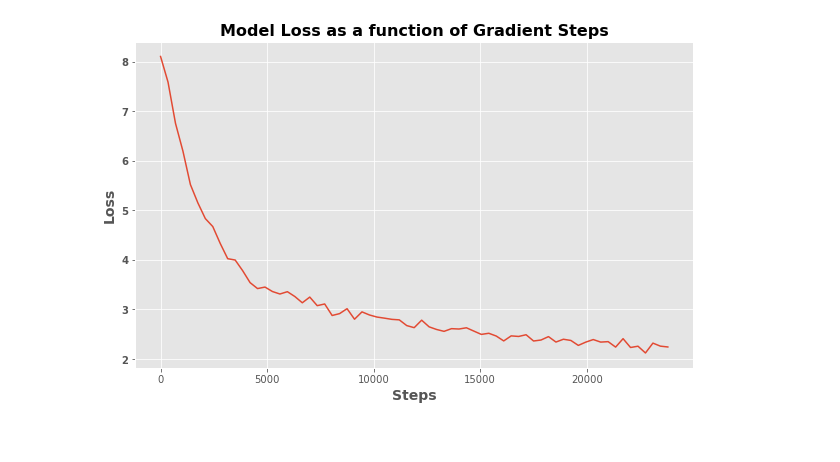
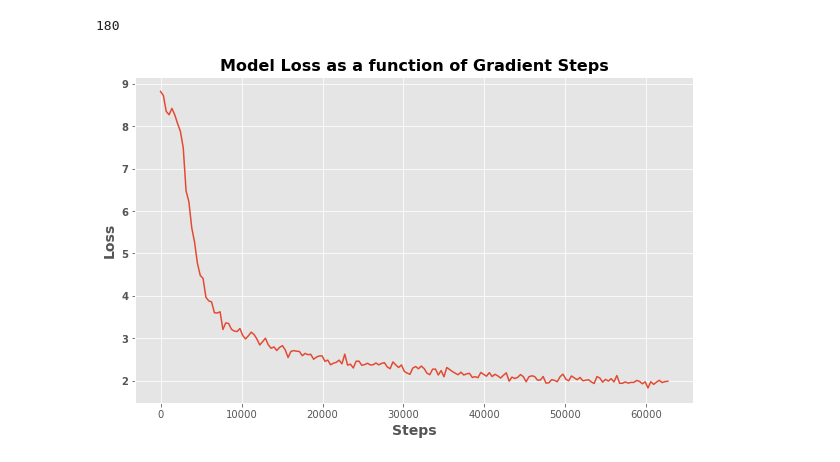
Before and after one commit to JasonZhangzy1757/the-effect-of-domain-corpus-size-for-pretraining, a Jupyter notebook: Modeling/loss_plotting.ipynb, the cells around one changed output. Saved outputs shown, nothing was run; the diff lists cells and outputs as text; code cells hidden in the pictures.

```diff
--- a/Modeling/loss_plotting.ipynb
+++ b/Modeling/loss_plotting.ipynb
@@ -77,17 +5,21 @@ Loss: 2.2426810264587402
 # %%
-losses = [float(num) for num in test.split('\nLoss: ')[1:]]
+with open('checkpoints/run_12GB_losses.txt') as f:
+    data = [float(line.strip()) for line in f.readlines()]
+len(data)
+# %% [output]
+180
 # %%
 
-data = pd.Series(losses)
+data = pd.Series(data)
 #reset index to reflect actual number of gradient steps
 data.index = data.index * 350
 
 #plot Loss over function of steps
 fig = plt.figure(figsize=(10,6))
 plot = data.plot()
 ylabel=plt.ylabel('Loss', fontweight='bold', fontsize=14)
 yticks = plt.yticks(fontweight='bold')
 xlabel = plt.xlabel('Steps', fontweight='bold', fontsize=14)
 title = plt.title('Model Loss as a function of Gradient Steps', fontweight='bold', fontsize=16)
 # %% [output]
-[figure, old version]
+[figure, new version]
```
Also changed, not shown: parts of 1 cell of this notebook, 3 other files.
